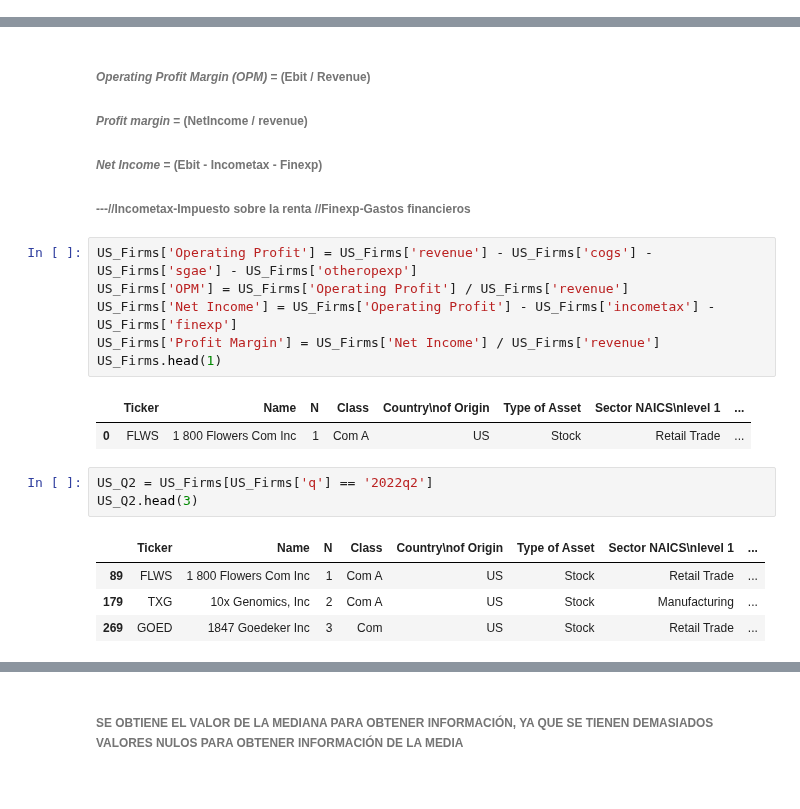
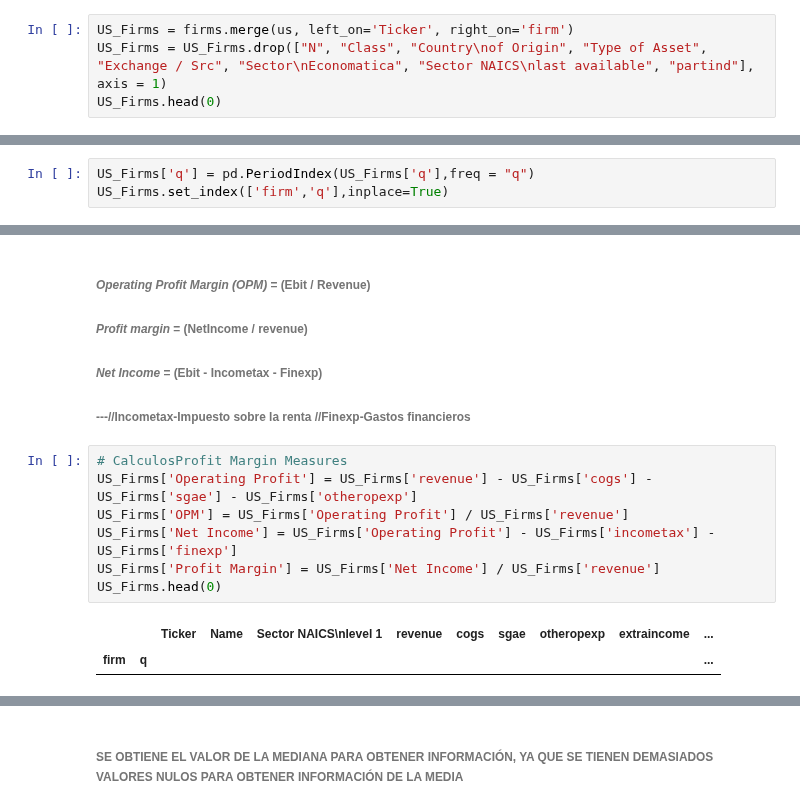
Before and after one commit to AnHrt/StatisticsII, a Jupyter notebook: Statistics/A01369984_BCase.ipynb, the cells around one changed output, grey strips where cells are left out. Cells and saved outputs as stored; diff of their text form.

```diff
--- a/Statistics/A01369984_BCase.ipynb
+++ b/Statistics/A01369984_BCase.ipynb
@@ -187,3 +158,7 @@ us.plot.hist()
 Considerando el trimestre financiero más reciente del conjunto de datos:
 # %% [markdown]
 >###### Mostrar cuántas empresas por industria hay en la muestra
+# %%
+US_Firms = firms.merge(us, left_on='Ticker', right_on='firm')
+US_Firms = US_Firms.drop(["N", "Class", "Country\nof Origin", "Type of Asset", "Exchange / Src", "Sector\nEconomatica", "Sector NAICS\nlast available", "partind"], axis = 1)
+US_Firms.head(0)
@@ -189,0 +169,3 @@ Considerando el trimestre financiero más reciente del conjunto de datos:
+# %%
+US_Firms['q'] = pd.PeriodIndex(US_Firms['q'],freq = "q")
+US_Firms.set_index(['firm','q'],inplace=True)
@@ -262,19 +259,12 @@ US_Firms.head(1)
 ###### *Net Income* = (Ebit - Incometax - Finexp)
 ###### ---//Incometax-Impuesto sobre la renta //Finexp-Gastos financieros
 # %%
+# CalculosProfit Margin Measures
 US_Firms['Operating Profit'] = US_Firms['revenue'] - US_Firms['cogs'] - US_Firms['sgae'] - US_Firms['otheropexp']
 US_Firms['OPM'] = US_Firms['Operating Profit'] / US_Firms['revenue']
 US_Firms['Net Income'] = US_Firms['Operating Profit'] - US_Firms['incometax'] - US_Firms['finexp']
 US_Firms['Profit Margin'] = US_Firms['Net Income'] / US_Firms['revenue']
-US_Firms.head(1)
+US_Firms.head(0)
 # %% [output]
-|  | Ticker | Name | N | Class | Country\nof Origin | Type of Asset | Sector NAICS\nlevel 1 | ... |
-| 0 | FLWS | 1 800 Flowers Com Inc | 1 | Com A | US | Stock | Retail Trade | ... |
+|  |  | Ticker | Name | Sector NAICS\nlevel 1 | revenue | cogs | sgae | otheropexp | extraincome | ... |
+| firm | q |  |  |  |  |  |  |  |  | ... |
-# %%
-US_Q2 = US_Firms[US_Firms['q'] == '2022q2']
-US_Q2.head(3)
-# %% [output]
-|  | Ticker | Name | N | Class | Country\nof Origin | Type of Asset | Sector NAICS\nlevel 1 | ... |
-| 89 | FLWS | 1 800 Flowers Com Inc | 1 | Com A | US | Stock | Retail Trade | ... |
-| 179 | TXG | 10x Genomics, Inc | 2 | Com A | US | Stock | Manufacturing | ... |
-| 269 | GOED | 1847 Goedeker Inc | 3 | Com | US | Stock | Retail Trade | ... |
```
Also changed, not shown: parts of 45 cells of this notebook.
